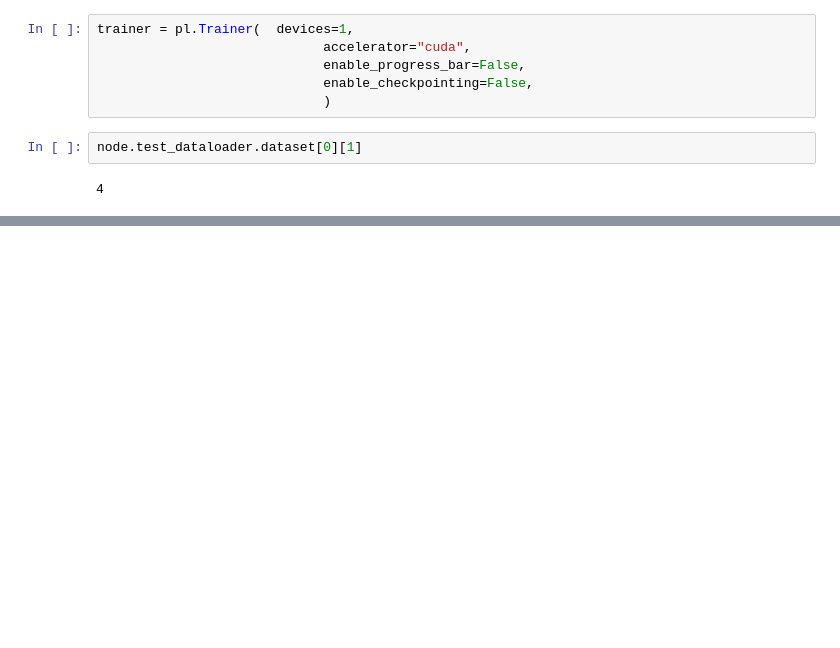
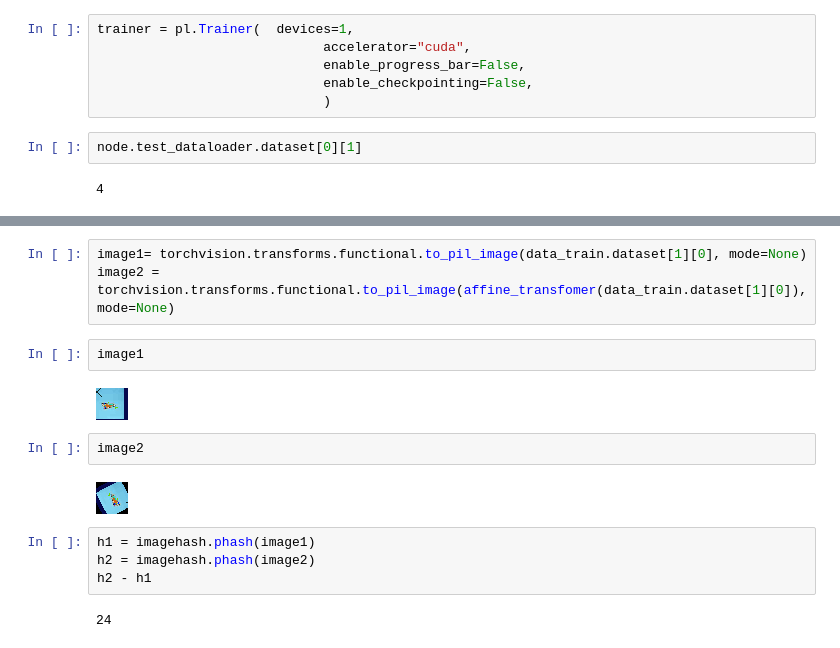
Before and after one commit to luke-feng/beidou, a Jupyter notebook: test.ipynb, the cells around one changed output, grey strips where cells are left out. Saved outputs shown, nothing was run; the diff lists cells and outputs as text; blank space fills up the shorter version.

```diff
--- a/test.ipynb
+++ b/test.ipynb
@@ -1041,0 +859,17 @@ RuntimeError: "nll_loss_forward_reduce_cuda_kernel_2d_index" not implemented for
+# %%
+image1= torchvision.transforms.functional.to_pil_image(data_train.dataset[1][0], mode=None)
+image2 = torchvision.transforms.functional.to_pil_image(affine_transfomer(data_train.dataset[1][0]), mode=None)
+# %%
+image1
+# %% [output]
+[figure, added]
+# %%
+image2
+# %% [output]
+[figure, added]
+# %%
+h1 = imagehash.phash(image1)
+h2 = imagehash.phash(image2)
+h2 - h1
+# %% [output]
+24
```
Also changed, not shown: parts of 23 cells of this notebook, 4 other files.
